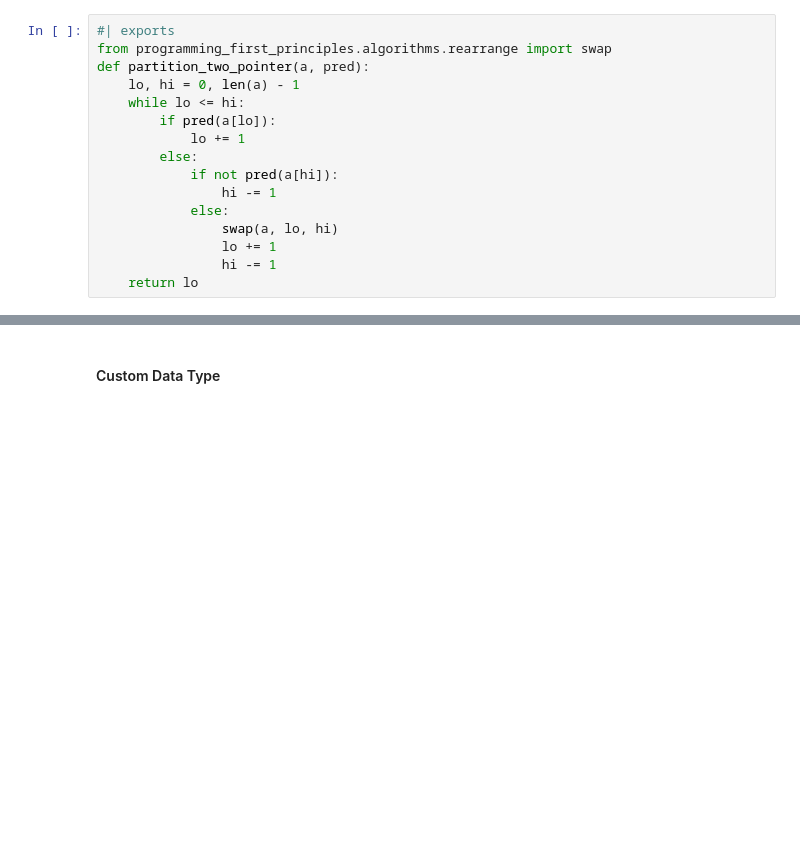
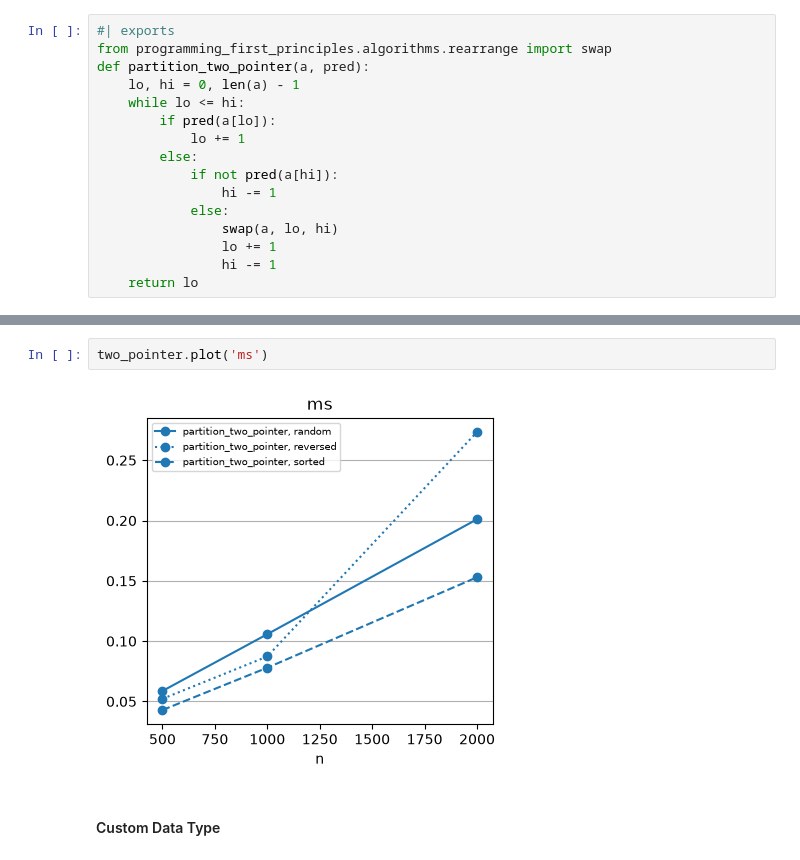
Before and after one commit to gophry/programming-first-principles, a Jupyter notebook: nbs/02_sequences/03_algorithms-101/04_partition.ipynb, the cells around one changed output, grey strips where cells are left out. Drawn from its saved outputs; the diff is of its cells as text; blank space fills up the shorter version.

```diff
--- a/nbs/02_sequences/03_algorithms-101/04_partition.ipynb
+++ b/nbs/02_sequences/03_algorithms-101/04_partition.ipynb
@@ -125,3 +182,7 @@ f'Failed: {scores_d[n1:] = }'
+# %%
+two_pointer.plot('ms')
+# %% [output]
+[figure, added]
 # %% [markdown]
 #### Custom Data Type
 # %%
```
Also changed, not shown: parts of 16 cells of this notebook, 12 other files.
